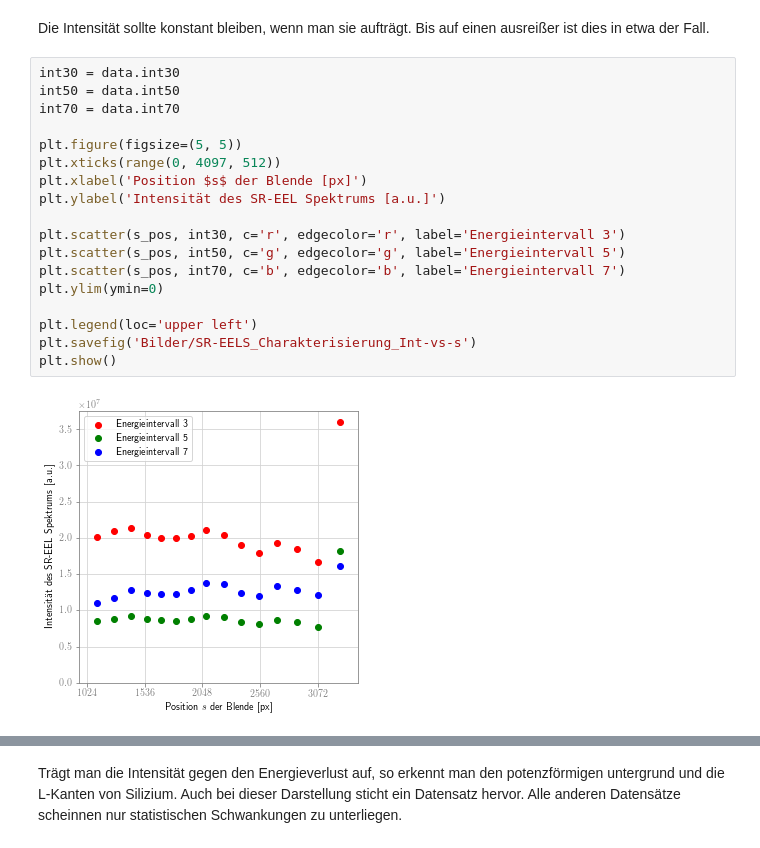
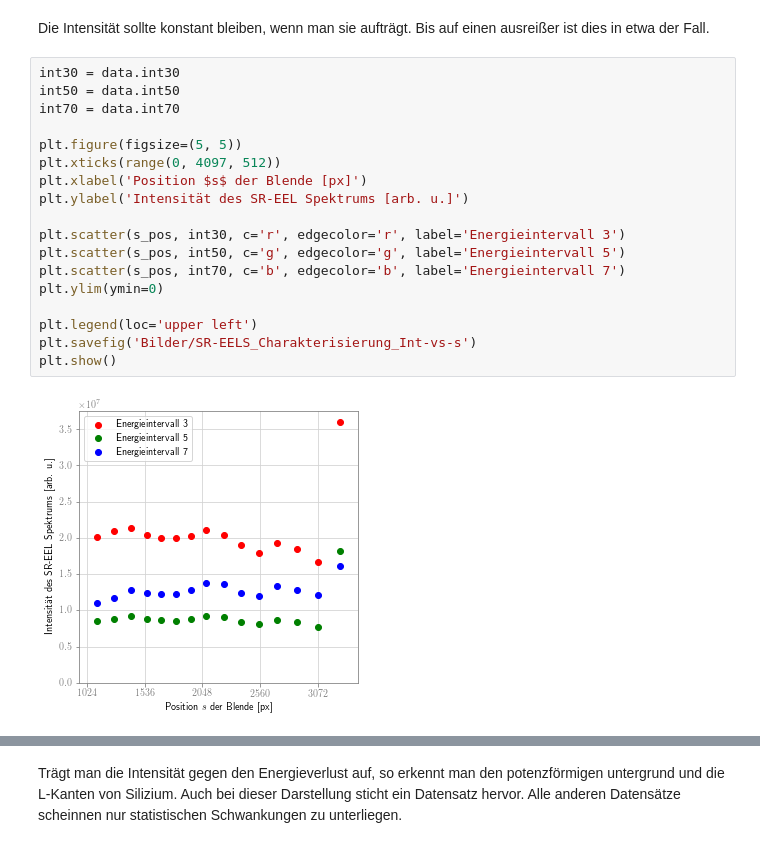
Before and after one commit to m-entrup/Dissertation, a Jupyter notebook: Jupyter-Notebooks/Kapitel3/SR-EELS-Charakterisierung.ipynb, the cells around one changed output, grey strips where cells are left out. Drawn from its saved outputs; the diff is of its cells as text.

Commit message:
SR-EELS-Charakterisierung.ipynb erweitern:
Ein neues Diagramm soll den Einfluss der Intensität auf die Breite veranschaulichen.
[a.u.] wird durch [arb. u.] ersetzt.

```diff
--- a/Jupyter-Notebooks/Kapitel3/SR-EELS-Charakterisierung.ipynb
+++ b/Jupyter-Notebooks/Kapitel3/SR-EELS-Charakterisierung.ipynb
@@ -380,23 +428,23 @@ Bis auf einen ausreißer ist dies in etwa der Fall.
 # %%
 int30 = data.int30
 int50 = data.int50
 int70 = data.int70
 
 plt.figure(figsize=(5, 5))
 plt.xticks(range(0, 4097, 512))
 plt.xlabel('Position $s$ der Blende [px]')
-plt.ylabel('Intensität des SR-EEL Spektrums [a.u.]')
+plt.ylabel('Intensität des SR-EEL Spektrums [arb. u.]')
 
 plt.scatter(s_pos, int30, c='r', edgecolor='r', label='Energieintervall 3')
 plt.scatter(s_pos, int50, c='g', edgecolor='g', label='Energieintervall 5')
 plt.scatter(s_pos, int70, c='b', edgecolor='b', label='Energieintervall 7')
 plt.ylim(ymin=0)
 
 plt.legend(loc='upper left')
 plt.savefig('Bilder/SR-EELS_Charakterisierung_Int-vs-s')
 plt.show()
 # %% [output]
-[figure, old version]
+[figure, new version]
 # %%
 mean30 = data.mean30
 mean50 = data.mean50
```
Also changed, not shown: parts of 16 cells of this notebook, 18 other files.
